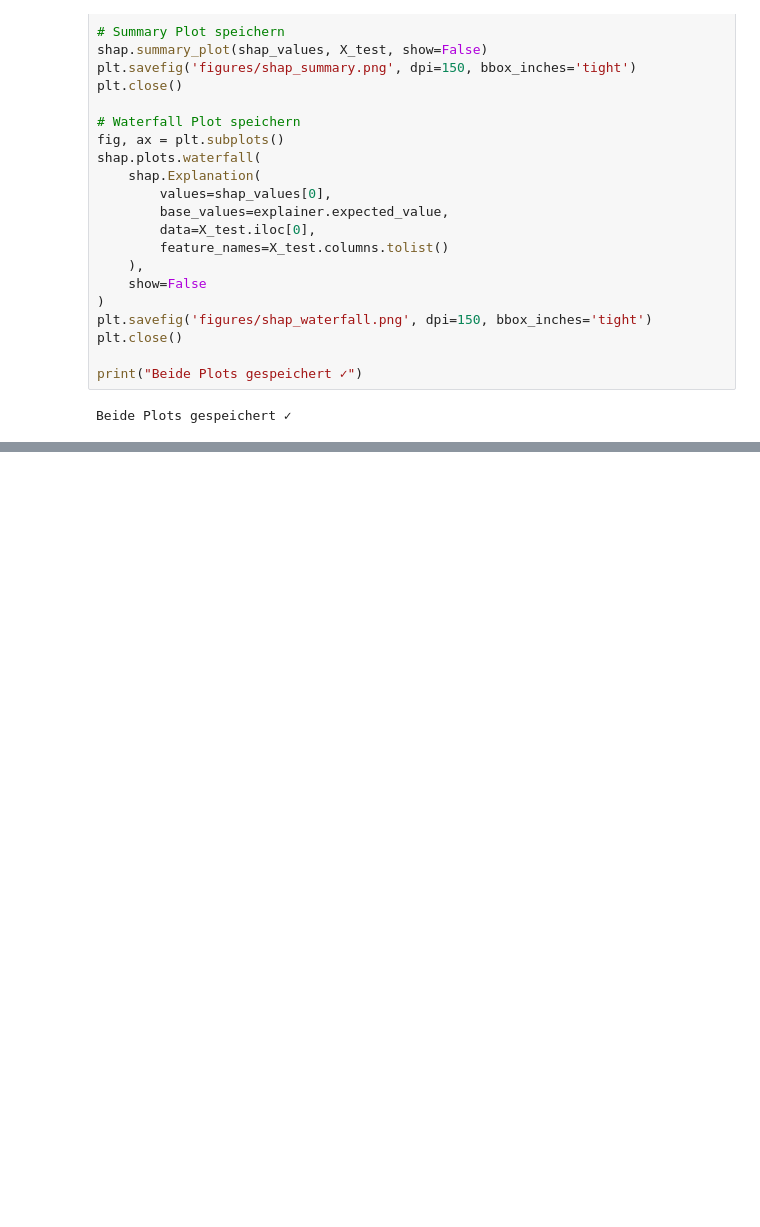
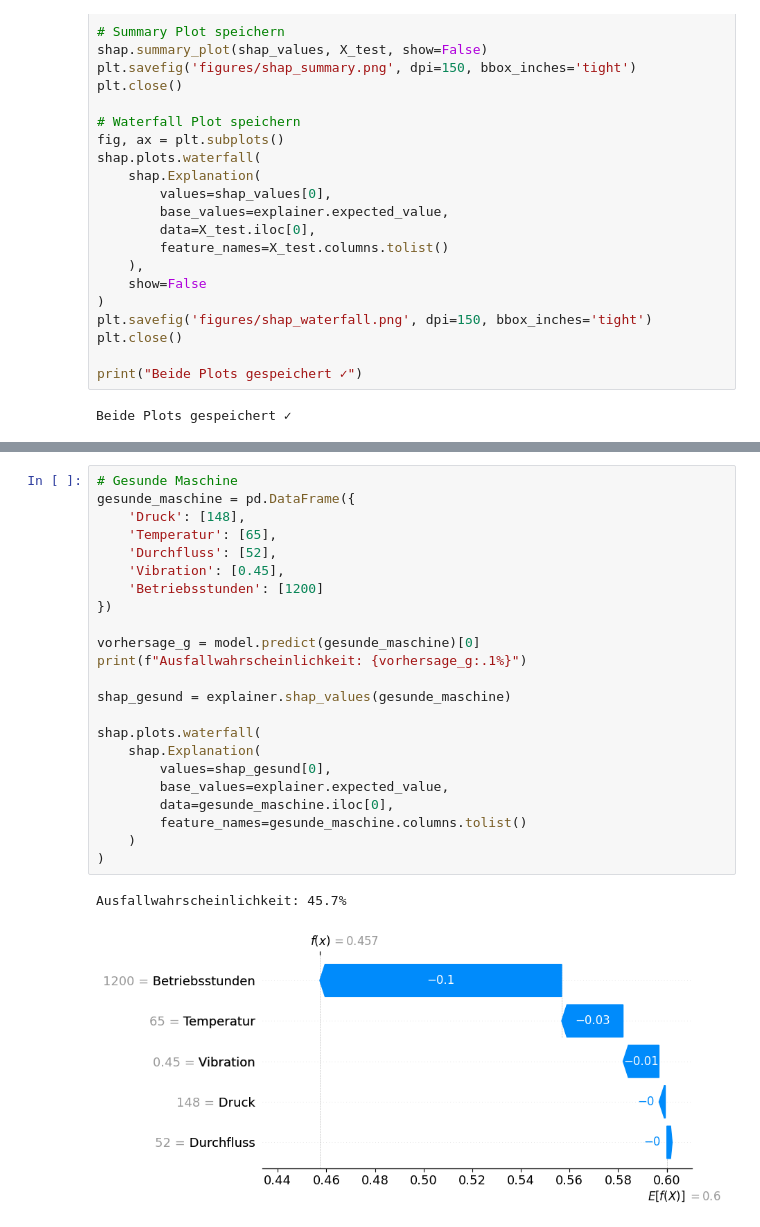
Before and after one commit to Zin47/ml-portfolio, a Jupyter notebook: 04_shap.ipynb, the cells around one changed output, grey strips where cells are left out. Cells and saved outputs as stored; diff of their text form; blank space fills up the shorter version.

```diff
--- a/04_shap.ipynb
+++ b/04_shap.ipynb
@@ -102,0 +132,26 @@ Beide Plots gespeichert ✓
+# %%
+# Gesunde Maschine
+gesunde_maschine = pd.DataFrame({
+    'Druck': [148],
+    'Temperatur': [65],
+    'Durchfluss': [52],
+    'Vibration': [0.45],
+    'Betriebsstunden': [1200]
+})
+
+vorhersage_g = model.predict(gesunde_maschine)[0]
+print(f"Ausfallwahrscheinlichkeit: {vorhersage_g:.1%}")
+
+shap_gesund = explainer.shap_values(gesunde_maschine)
+
+shap.plots.waterfall(
+    shap.Explanation(
+        values=shap_gesund[0],
+        base_values=explainer.expected_value,
+        data=gesunde_maschine.iloc[0],
+        feature_names=gesunde_maschine.columns.tolist()
+    )
+)
+# %% [output]
+Ausfallwahrscheinlichkeit: 45.7%
+[figure, added]
```
Also changed, not shown: parts of 2 cells of this notebook, 2 other files.
